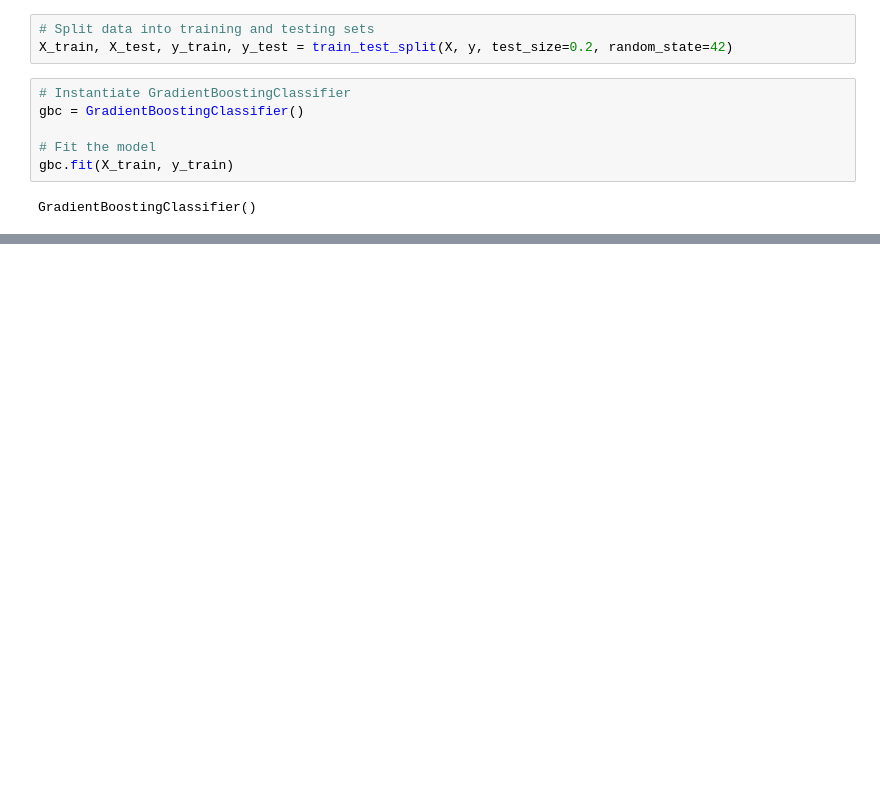
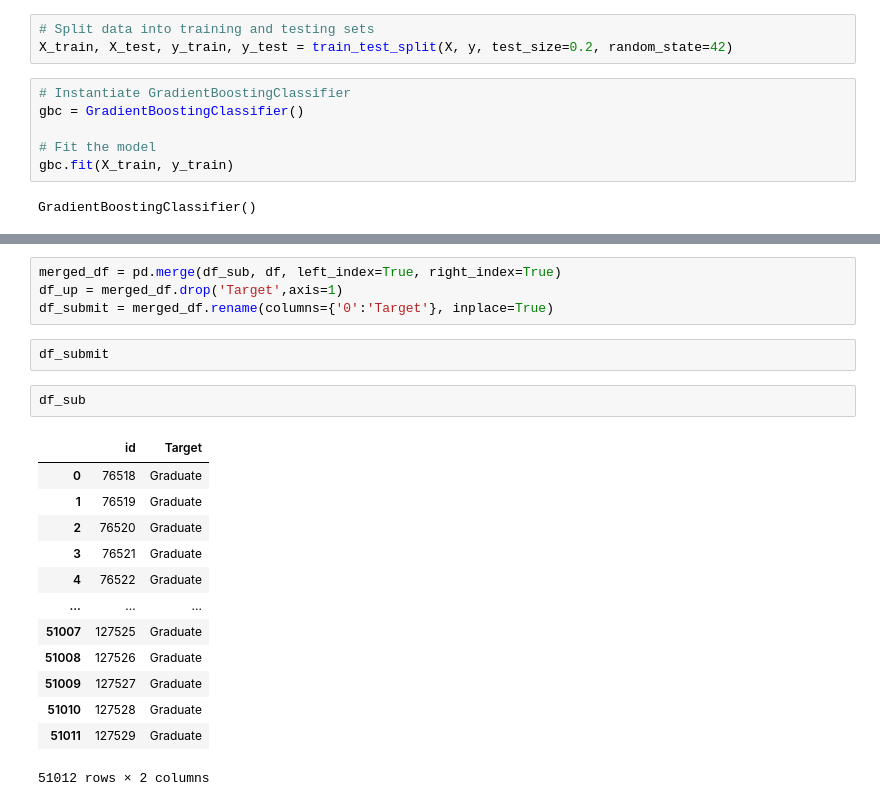
Before and after one commit to gacheru101/Play_ground_series-data, a Jupyter notebook: academic-success.ipynb, the cells around one changed output, grey strips where cells are left out. Saved outputs shown, nothing was run; the diff lists cells and outputs as text; blank space fills up the shorter version.

```diff
--- a/academic-success.ipynb
+++ b/academic-success.ipynb
@@ -174,0 +200,22 @@ df_test
+# %%
+merged_df = pd.merge(df_sub, df, left_index=True, right_index=True)
+df_up = merged_df.drop('Target',axis=1)
+df_submit = merged_df.rename(columns={'0':'Target'}, inplace=True)
+# %%
+df_submit
+# %%
+df_sub
+# %% [output]
+|  | id | Target |
+| 0 | 76518 | Graduate |
+| 1 | 76519 | Graduate |
+| 2 | 76520 | Graduate |
+| 3 | 76521 | Graduate |
+| 4 | 76522 | Graduate |
+| ... | ... | ... |
+| 51007 | 127525 | Graduate |
+| 51008 | 127526 | Graduate |
+| 51009 | 127527 | Graduate |
+| 51010 | 127528 | Graduate |
+| 51011 | 127529 | Graduate |
+51012 rows × 2 columns
```
Also changed, not shown: parts of 9 cells of this notebook.
